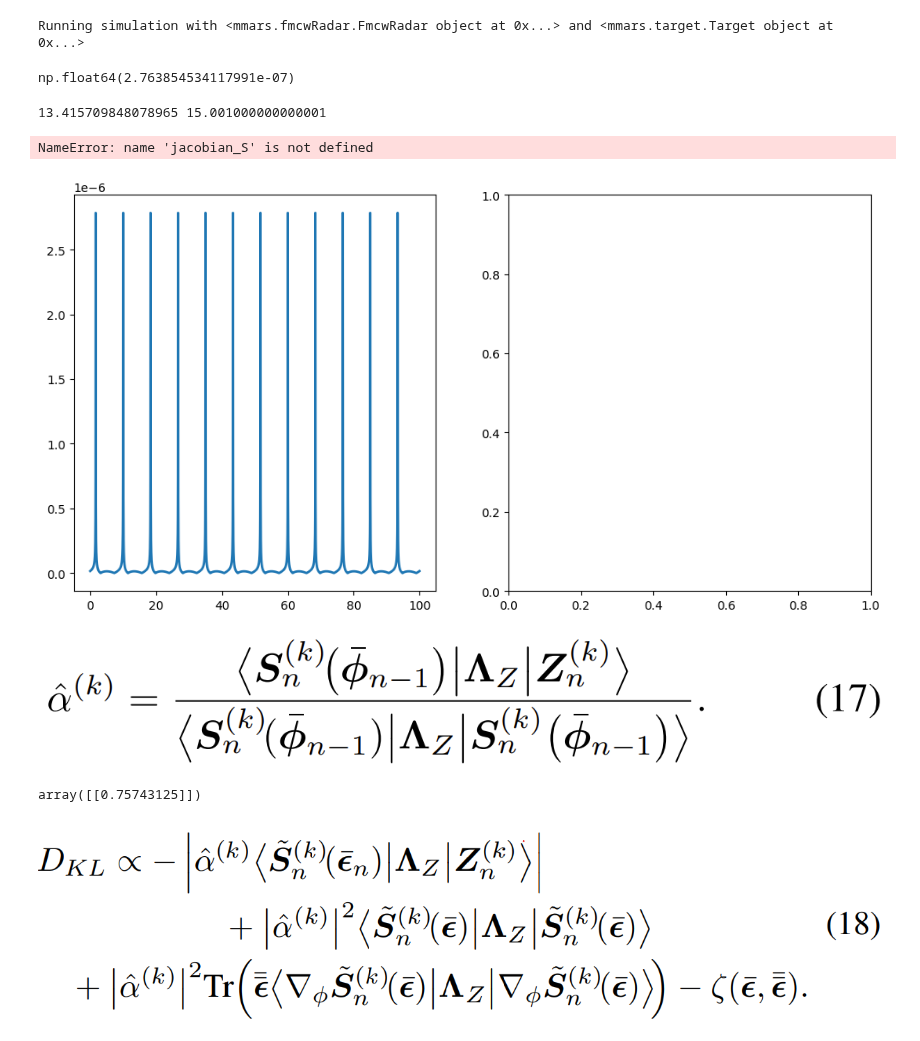
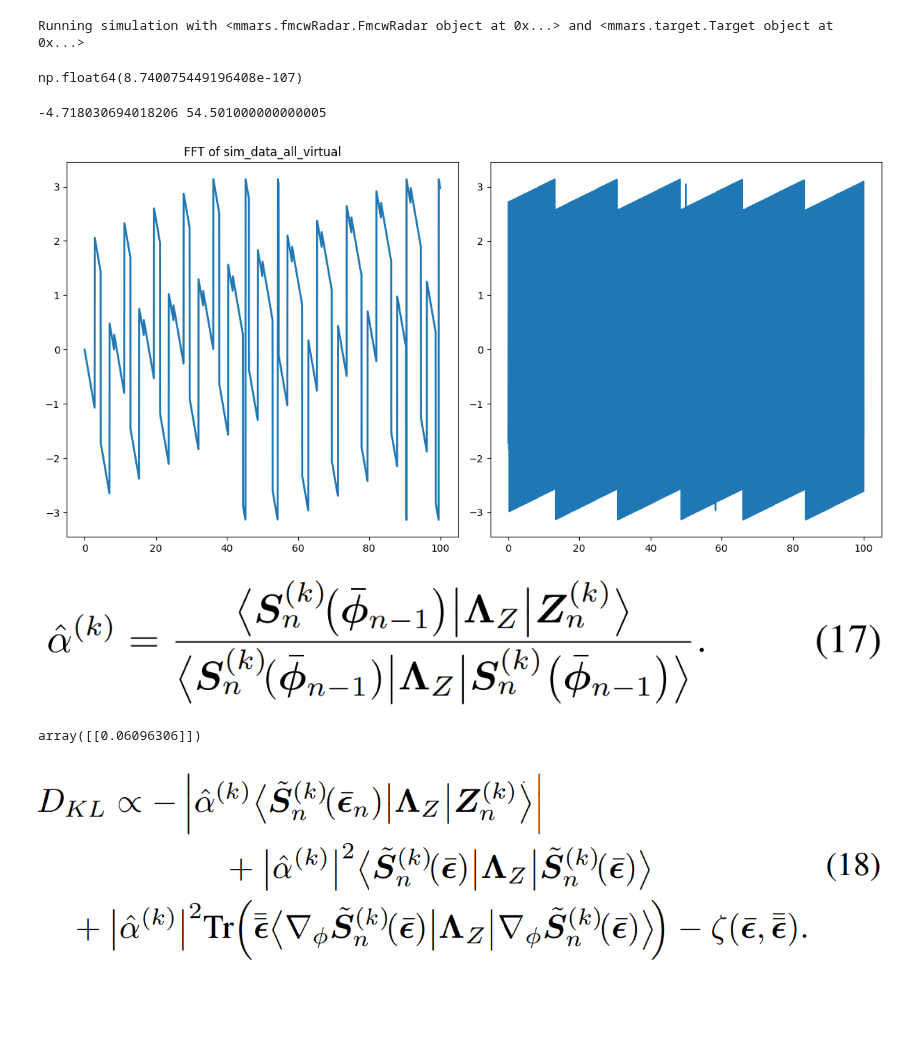
Before and after one commit to RHIMMELAND/MMARS, a Jupyter notebook: examples/MRBLaT_test.ipynb, the cells around one changed output. Drawn from its saved outputs; the diff is of its cells as text; code cells hidden in the pictures; blank space fills up the shorter version.

```diff
--- a/examples/MRBLaT_test.ipynb
+++ b/examples/MRBLaT_test.ipynb
@@ -31,7 +31,7 @@ import mmars
 # %% [output]
 c:\Users\malth\OneDrive - Aarhus Universitet\Dokumenter\AAU-Studie\10. semester\NEW GIT\MMARS
 # %%
-radar_model_1 = mmars.FmcwRadar(position=np.array([[0,0]]))
+radar_model_1 = mmars.FmcwRadar(position=np.array([[0,0]]), signalNoiseRatio=[2000, 10], N_chirps=1)
 # %% [output]
 [[-0.02336045  0.        ]
  [-0.01557363  0.        ]
@@ -59,7 +59,7 @@ sim_data = simulation_data.get_data()
 lambda_z_coefficient = radar_model_1.get_standardDeviation()
 lambda_z_coefficient
 # %% [output]
-np.float64(2.763854534117991e-07)
+np.float64(8.740075449196408e-107)
 # %%
 wavelength = c/77e9
 
@@ -133,9 +133,9 @@ def generate_S_signal(
     #S_signal = np.fft.fft(S_signal)
     S_signal *= np.sqrt(received_power) # Scale the signal based on the received power
 
-    return S_signal.flatten()[:, np.newaxis]/np.sqrt(256)
+    return S_signal.flatten()[:, np.newaxis]#/np.sqrt(256)
 # %%
-frame = 20
+frame = 99
 
 print(target_model_1.get_trajectory()[0][frame], target_model_1.get_trajectory()[1][frame])
 
@@ -157,27 +157,26 @@ data_fourier = np.sqrt(sim_data_all_virtual_energy/data_fourier_energy)*data_fou
 
 S_N = generate_S_signal(target_model_1.get_trajectory()[0][frame], target_model_1.get_trajectory()[1][frame])
 # %% [output]
-13.415709848078965 15.001000000000001
+-4.718030694018206 54.501000000000005
 # %%
 fig, axs = plt.subplots(1, 2, figsize=(12, 6))
 
 
 #axs[0].plot(np.linspace(0, max_range, Ns), np.abs(data_fourier.T), lw=2)
-axs[0].plot(np.linspace(0, max_range, Ns), np.abs(S_N), lw=2)
-axs[1].plot(np.linspace(0, max_range, Ns), np.abs((jacobian_S(np.array([1, 2]))[:,0])))
+axs[0].plot(np.linspace(0, max_range, Ns), np.angle(S_N), lw=2)
+axs[1].plot(np.linspace(0, max_range, Ns), np.angle(data_fourier.T))
 
 #axs[0].set_xlim([0, 10])
 axs[0].set_title('FFT of sim_data_all_virtual')
 
 
 #axs[1].set_xlim([0, 10])
 #axs[1].set_title('Generated S Signal')
 
 plt.tight_layout()
 plt.show()
 # %% [output]
-NameError: name 'jacobian_S' is not defined
-[figure, old version]
+[figure, new version]
 # %% [markdown]
 ![image.png](attachment:image.png)
 # %%
@@ -194,7 +193,7 @@ def alpha_hat(phi_mu_x, phi_mu_y, data_fourier):
 # %%
 np.abs(alpha_hat(target_model_1.get_trajectory()[0][frame], target_model_1.get_trajectory()[1][frame], data_fourier.T))
 # %% [output]
-array([[0.75743125]])
+array([[0.06096306]])
 # %%
 def jacobian_S(epsilon,
                         position = np.array([0, 0]),
```
Also changed, not shown: parts of 9 cells of this notebook, 3 other files.
